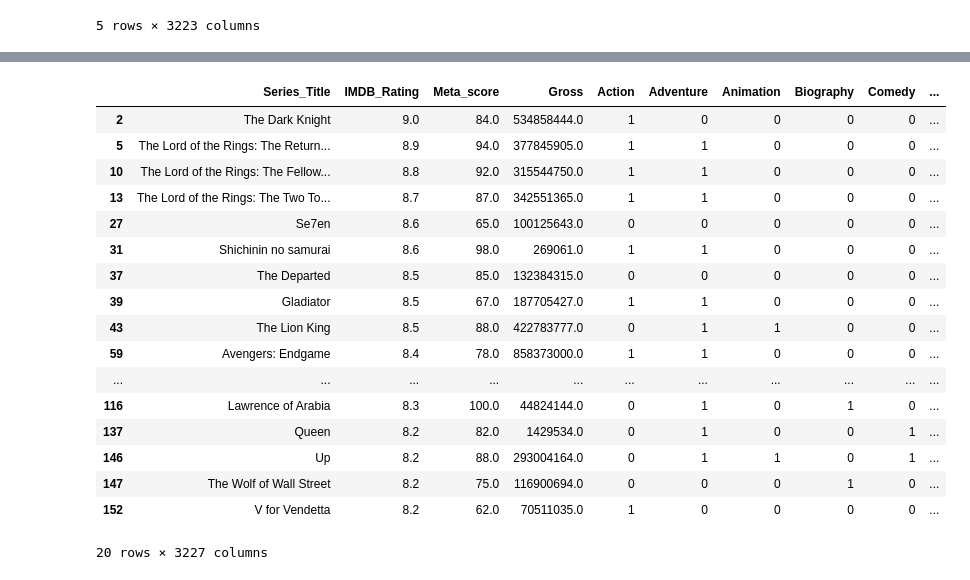
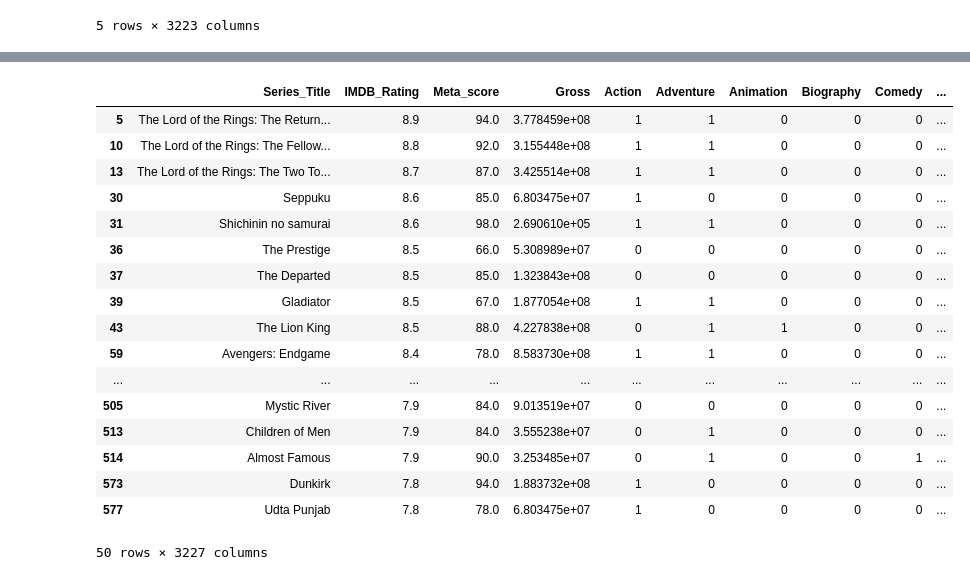
Before and after one commit to ahmadeshanam/Movie_Recommendation_ContentBased, a Jupyter notebook: imdb.ipynb, the cells around one changed output, grey strips where cells are left out. Saved outputs shown, nothing was run; the diff lists cells and outputs as text; code cells hidden in the pictures.

```diff
--- a/imdb.ipynb
+++ b/imdb.ipynb
@@ -149,0 +150,4 @@ sample_user_fav
+# %%
+sample_user_fav = pd.DataFrame()
+sample_user_fav = new_df[new_df['Series_Title'].isin(['Inception','Interstellar','Whiplash','Coraline','Up','Soul','Shutter Island','Se7en','Fight Club','The Shawshank Redemption','The Dark Knight'])]
+sample_user_fav
@@ -150,5 +168,5 @@ sample_user_fav
 # %%
-sample_user_fav['Rating'] = [9,7.9,9.4,8.4,9.2,6,8,8.6,9.5,7.3,5.8]
+sample_user_fav['Rating'] = [8.7,8.9,10,9.3,9.5,9.4,8.1,9,7.9,8.7,9]
 print('sample user fav movies and ratings:\n\n',sample_user_fav[['Series_Title','Rating']])
 # %% [output]
 sample user fav movies and ratings:
@@ -200,5 +227,5 @@ Length: 3224, dtype: float64
 # %%
-ndf = df.drop(['IMDB_Rating','Meta_score','Gross','Series_Title'],axis=1)
+ndf = new_df.drop(['IMDB_Rating','Meta_score','Gross','Series_Title'],axis=1)
 ndf.head()
 # %% [output]
 |  | Action | Adventure | Animation | Biography | Comedy | Crime | Drama | Family | Fantasy | Film-Noir | ... |
@@ -230,26 +270,26 @@ recommendationTable.head()
 dtype: float64
 # %%
-recommendation = df.loc[ndf.index.isin(recommendationTable.head(100).keys())]
+recommendation = new_df.loc[ndf.index.isin(recommendationTable.head(100).keys())]
 # %%
 recommendation = recommendation[~recommendation['Series_Title'].isin(sample_user_fav['Series_Title'])]
 # %%
-recommendation.head(20)
+recommendation.head(50)
 # %% [output]
 |  | Series_Title | IMDB_Rating | Meta_score | Gross | Action | Adventure | Animation | Biography | Comedy | ... |
-| 2 | The Dark Knight | 9.0 | 84.0 | 534858444.0 | 1 | 0 | 0 | 0 | 0 | ... |
-| 5 | The Lord of the Rings: The Return... | 8.9 | 94.0 | 377845905.0 | 1 | 1 | 0 | 0 | 0 | ... |
-| 10 | The Lord of the Rings: The Fellow... | 8.8 | 92.0 | 315544750.0 | 1 | 1 | 0 | 0 | 0 | ... |
-| 13 | The Lord of the Rings: The Two To... | 8.7 | 87.0 | 342551365.0 | 1 | 1 | 0 | 0 | 0 | ... |
-| 27 | Se7en | 8.6 | 65.0 | 100125643.0 | 0 | 0 | 0 | 0 | 0 | ... |
-| 31 | Shichinin no samurai | 8.6 | 98.0 | 269061.0 | 1 | 1 | 0 | 0 | 0 | ... |
-| 37 | The Departed | 8.5 | 85.0 | 132384315.0 | 0 | 0 | 0 | 0 | 0 | ... |
-| 39 | Gladiator | 8.5 | 67.0 | 187705427.0 | 1 | 1 | 0 | 0 | 0 | ... |
-| 43 | The Lion King | 8.5 | 88.0 | 422783777.0 | 0 | 1 | 1 | 0 | 0 | ... |
-| 59 | Avengers: Endgame | 8.4 | 78.0 | 858373000.0 | 1 | 1 | 0 | 0 | 0 | ... |
+| 5 | The Lord of the Rings: The Return... | 8.9 | 94.0 | 3.778459e+08 | 1 | 1 | 0 | 0 | 0 | ... |
+| 10 | The Lord of the Rings: The Fellow... | 8.8 | 92.0 | 3.155448e+08 | 1 | 1 | 0 | 0 | 0 | ... |
+| 13 | The Lord of the Rings: The Two To... | 8.7 | 87.0 | 3.425514e+08 | 1 | 1 | 0 | 0 | 0 | ... |
+| 30 | Seppuku | 8.6 | 85.0 | 6.803475e+07 | 1 | 0 | 0 | 0 | 0 | ... |
+| 31 | Shichinin no samurai | 8.6 | 98.0 | 2.690610e+05 | 1 | 1 | 0 | 0 | 0 | ... |
+| 36 | The Prestige | 8.5 | 66.0 | 5.308989e+07 | 0 | 0 | 0 | 0 | 0 | ... |
+| 37 | The Departed | 8.5 | 85.0 | 1.323843e+08 | 0 | 0 | 0 | 0 | 0 | ... |
+| 39 | Gladiator | 8.5 | 67.0 | 1.877054e+08 | 1 | 1 | 0 | 0 | 0 | ... |
+| 43 | The Lion King | 8.5 | 88.0 | 4.227838e+08 | 0 | 1 | 1 | 0 | 0 | ... |
+| 59 | Avengers: Endgame | 8.4 | 78.0 | 8.583730e+08 | 1 | 1 | 0 | 0 | 0 | ... |
 | ... | ... | ... | ... | ... | ... | ... | ... | ... | ... | ... |
-| 116 | Lawrence of Arabia | 8.3 | 100.0 | 44824144.0 | 0 | 1 | 0 | 1 | 0 | ... |
-| 137 | Queen | 8.2 | 82.0 | 1429534.0 | 0 | 1 | 0 | 0 | 1 | ... |
-| 146 | Up | 8.2 | 88.0 | 293004164.0 | 0 | 1 | 1 | 0 | 1 | ... |
-| 147 | The Wolf of Wall Street | 8.2 | 75.0 | 116900694.0 | 0 | 0 | 0 | 1 | 0 | ... |
-| 152 | V for Vendetta | 8.2 | 62.0 | 70511035.0 | 1 | 0 | 0 | 0 | 0 | ... |
+| 505 | Mystic River | 7.9 | 84.0 | 9.013519e+07 | 0 | 0 | 0 | 0 | 0 | ... |
+| 513 | Children of Men | 7.9 | 84.0 | 3.555238e+07 | 0 | 1 | 0 | 0 | 0 | ... |
+| 514 | Almost Famous | 7.9 | 90.0 | 3.253485e+07 | 0 | 1 | 0 | 0 | 1 | ... |
+| 573 | Dunkirk | 7.8 | 94.0 | 1.883732e+08 | 1 | 0 | 0 | 0 | 0 | ... |
+| 577 | Udta Punjab | 7.8 | 78.0 | 6.803475e+07 | 1 | 0 | 0 | 0 | 0 | ... |
-20 rows × 3227 columns
+50 rows × 3227 columns
```
Also changed, not shown: parts of 33 cells of this notebook.
